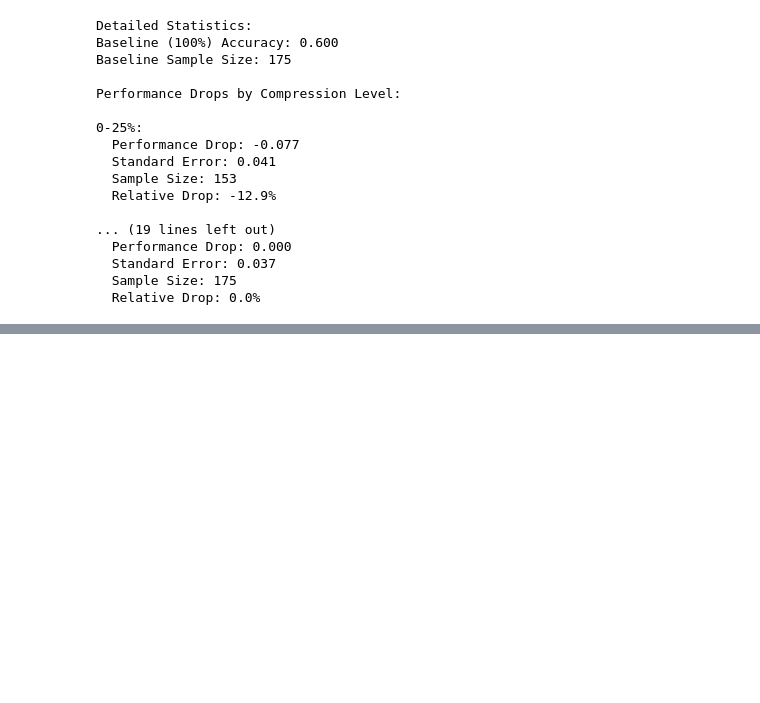
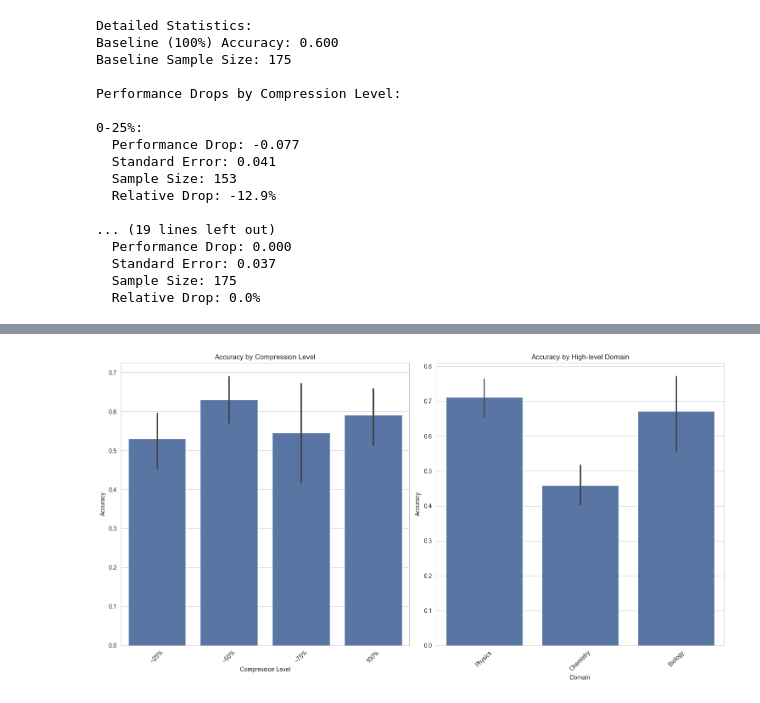
Before and after one commit to Bryan6734/SPAR-final, a Jupyter notebook: scripts/explorer.ipynb, the cells around one changed output, grey strips where cells are left out. Saved outputs shown, nothing was run; the diff lists cells and outputs as text; code cells hidden in the pictures; blank space fills up the shorter version.

Commit message:
analysis

```diff
--- a/scripts/explorer.ipynb
+++ b/scripts/explorer.ipynb
@@ -938,0 +1110,84 @@ Performance Drops by Compression Level:
+# %%
+# High-level Statistics Analysis
+
+# 1. Accuracy by compression level
+bins = [0, 30, 55, 80, 100]
+labels = ['~25%', '~50%', '~75%', '100%']
+df['compression_level'] = pd.cut(df['percent_of_original'], bins=bins, labels=labels)
+
+# Accuracy by compression level
+accuracy_by_compression = df.groupby('compression_level')['correct'].agg(['count', 'mean', 'std']).round(4)
+accuracy_by_compression['mean'] = accuracy_by_compression['mean'] * 100
+accuracy_by_compression['std'] = accuracy_by_compression['std'] * 100
+print("\nAccuracy by Compression Level:")
+print(accuracy_by_compression)
+
+# 2. Accuracy by High-level domain
+domain_stats = df.groupby('High-level domain')['correct'].agg(['count', 'mean', 'std']).round(4)
+domain_stats['mean'] = domain_stats['mean'] * 100
+domain_stats['std'] = domain_stats['std'] * 100
+print("\nAccuracy by High-level Domain:")
+print(domain_stats)
+
+# 3. Accuracy by Subdomain
+subdomain_stats = df.groupby('Subdomain')['correct'].agg(['count', 'mean', 'std']).round(4)
+subdomain_stats['mean'] = subdomain_stats['mean'] * 100
+subdomain_stats['std'] = subdomain_stats['std'] * 100
+print("\nAccuracy by Subdomain:")
+print(subdomain_stats)
+
+# 4. Statistical significance tests between compression levels
+from scipy import stats
+
+print("\nStatistical Tests between Adjacent Compression Levels:")
+for i in range(len(labels)-1):
+    level1 = labels[i]
+    level2 = labels[i+1]
+    group1 = df[df['compression_level'] == level1]['correct']
+    group2 = df[df['compression_level'] == level2]['correct']
+
+    stat, pval = stats.ttest_ind(group1, group2)
+    print(f"\n{level1} vs {level2}:")
+    print(f"t-statistic: {stat:.3f}")
+    print(f"p-value: {pval:.3f}")
+
+# 5. Visualizations
+plt.figure(figsize=(15, 8))
+plt.subplot(1, 2, 1)
+sns.barplot(data=df, x='compression_level', y='correct', ci=95)
+plt.title('Accuracy by Compression Level')
+plt.xlabel('Compression Level')
+plt.ylabel('Accuracy')
+plt.xticks(rotation=45)
+
+plt.subplot(1, 2, 2)
+sns.barplot(data=df, x='High-level domain', y='correct', ci=95)
+plt.title('Accuracy by High-level Domain')
+plt.xlabel('Domain')
+plt.ylabel('Accuracy')
+plt.xticks(rotation=45)
+plt.tight_layout()
+plt.show()
+
+# 6. Additional insights
+print("\nAdditional Insights:")
+# Best performing compression level
+best_compression = accuracy_by_compression['mean'].idxmax()
+best_compression_acc = accuracy_by_compression.loc[best_compression, 'mean']
+print(f"Best performing compression level: {best_compression} ({best_compression_acc:.2f}%)")
+
+# Best performing domain
+best_domain = domain_stats['mean'].idxmax()
+best_domain_acc = domain_stats.loc[best_domain, 'mean']
+print(f"Best performing domain: {best_domain} ({best_domain_acc:.2f}%)")
+
+# Best performing subdomain
+best_subdomain = subdomain_stats['mean'].idxmax()
+best_subdomain_acc = subdomain_stats.loc[best_subdomain, 'mean']
+print(f"Best performing subdomain: {best_subdomain} ({best_subdomain_acc:.2f}%)")
+
+# Average word counts
+print(f"\nAverage word count statistics:")
+print(f"Original average word count: {df['original_word_count'].mean():.1f}")
+print(f"Compressed average word count: {df['word_count'].mean():.1f}")
+# %% [output]
@@ -938,0 +1224 @@ Performance Drops by Compression Level:
+[figure, added]
```
Also changed, not shown: parts of 8 cells of this notebook, 3 other files.
